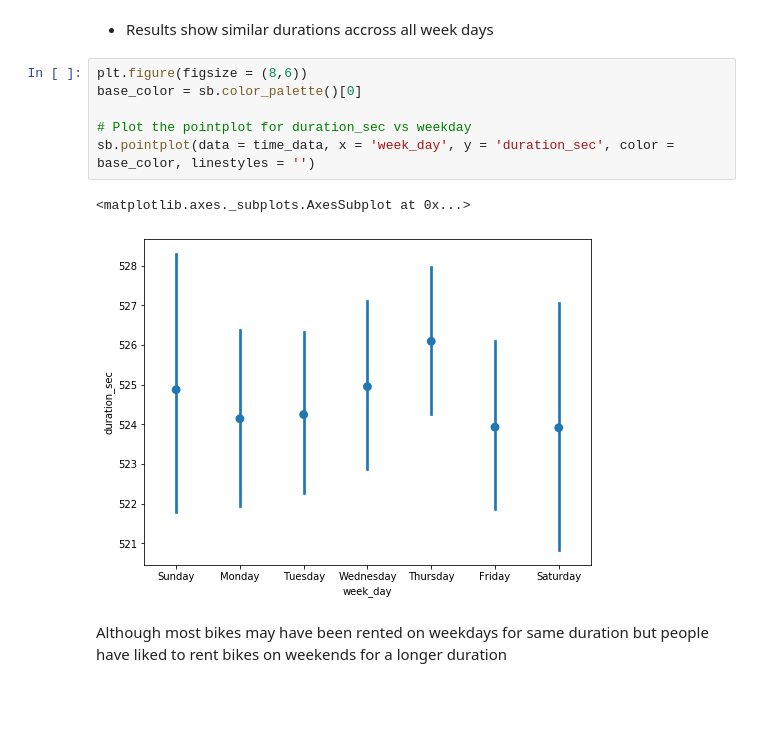
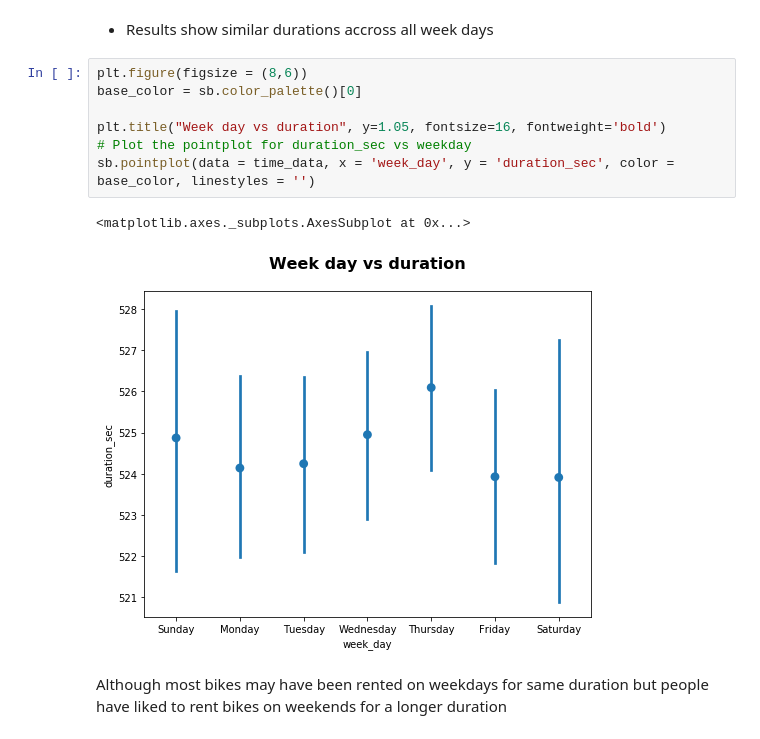
Before and after one commit to malakelshenawi/FordGoBikeDataVisualization, a Jupyter notebook: exploration_notebook.ipynb, the cells around one changed output. Drawn from its saved outputs; the diff is of its cells as text; blank space fills up the shorter version.

```diff
--- a/exploration_notebook.ipynb
+++ b/exploration_notebook.ipynb
@@ -503,12 +504,13 @@ sb.violinplot(data = time_data, x = 'week_day', y = 'duration_sec', color = base
 # %%
 plt.figure(figsize = (8,6))
 base_color = sb.color_palette()[0]
 
+plt.title("Week day vs duration", y=1.05, fontsize=16, fontweight='bold')
 # Plot the pointplot for duration_sec vs weekday
 sb.pointplot(data = time_data, x = 'week_day', y = 'duration_sec', color = base_color, linestyles = '')
 # %% [output]
 <matplotlib.axes._subplots.AxesSubplot at 0x...>
-[figure, old version]
+[figure, new version]
 # %% [markdown]
 Although most bikes may have been rented on weekdays for same duration but people have liked to rent bikes on weekends for a longer duration
 # %% [markdown]
```
Also changed, not shown: parts of 6 cells of this notebook, 2 other files.
